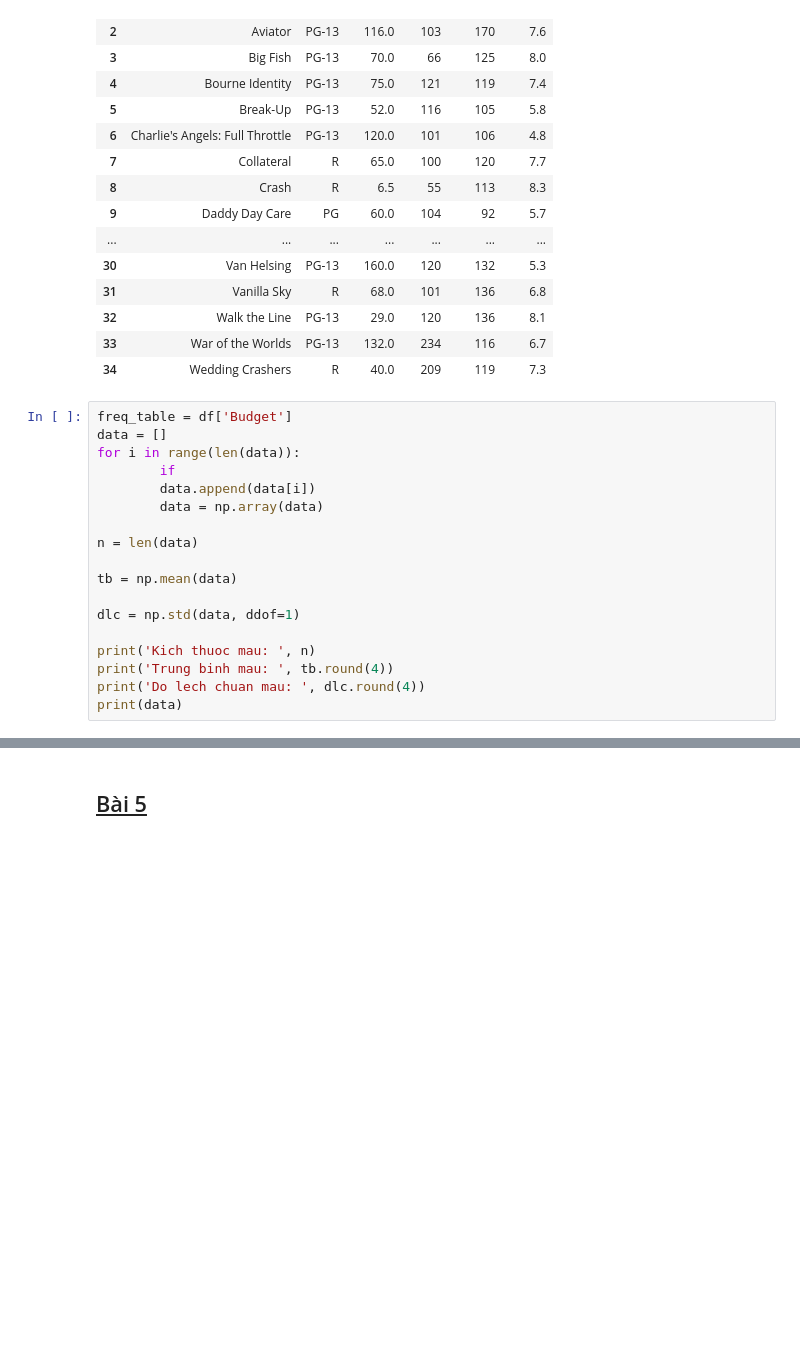
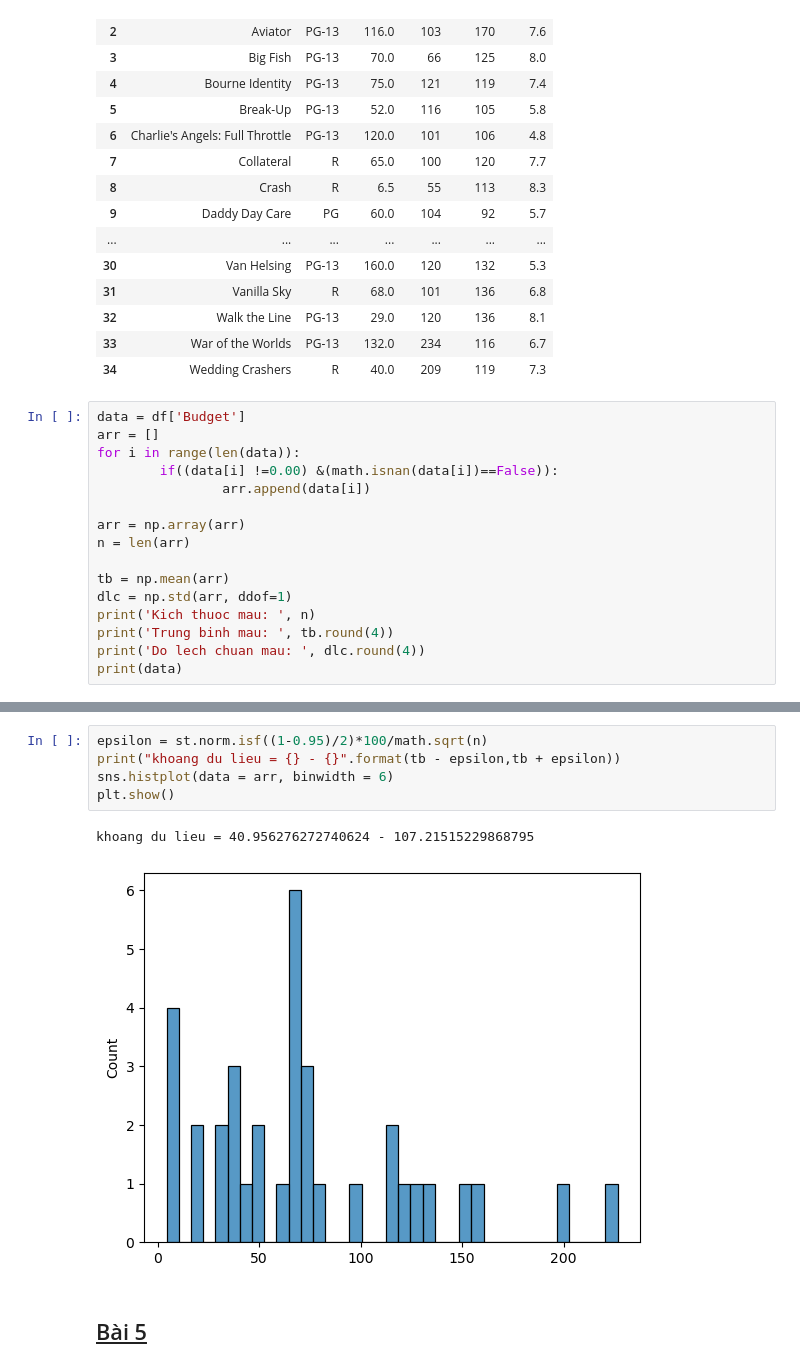
Before and after one commit to HueVuong12/Computer-Statistics, a Jupyter notebook: 16_VuongNgocHue_ex6/16_VuongNgocHue_ex6.ipynb, the cells around one changed output, grey strips where cells are left out. Cells and saved outputs as stored; diff of their text form; blank space fills up the shorter version.

```diff
--- a/16_VuongNgocHue_ex6/16_VuongNgocHue_ex6.ipynb
+++ b/16_VuongNgocHue_ex6/16_VuongNgocHue_ex6.ipynb
@@ -119,19 +206,17 @@ df
 | 33 | War of the Worlds | PG-13 | 132.0 | 234 | 116 | 6.7 |
 | 34 | Wedding Crashers | R | 40.0 | 209 | 119 | 7.3 |
 # %%
-freq_table = df['Budget']
-data = []
+data = df['Budget']
+arr = []
 for i in range(len(data)):
-        if
-        data.append(data[i])
-        data = np.array(data)
+        if((data[i] !=0.00) &(math.isnan(data[i])==False)):
+                arr.append(data[i])
 
-n = len(data)
+arr = np.array(arr)
+n = len(arr)
 
-tb = np.mean(data)
-
-dlc = np.std(data, ddof=1)
-
+tb = np.mean(arr)
+dlc = np.std(arr, ddof=1)
 print('Kich thuoc mau: ', n)
 print('Trung binh mau: ', tb.round(4))
 print('Do lech chuan mau: ', dlc.round(4))
@@ -144,3 +242,11 @@ Do lech chuan mau:  nan
+# %%
+epsilon = st.norm.isf((1-0.95)/2)*100/math.sqrt(n)
+print("khoang du lieu = {} - {}".format(tb - epsilon,tb + epsilon))
+sns.histplot(data = arr, binwidth = 6)
+plt.show()
+# %% [output]
+khoang du lieu = 40.956276272740624 - 107.21515229868795
+[figure, added]
 # %% [markdown]
 ## <u>Bài 5</u>
 # %% [markdown]
```
Also changed, not shown: parts of 19 cells of this notebook, 15 other files.
